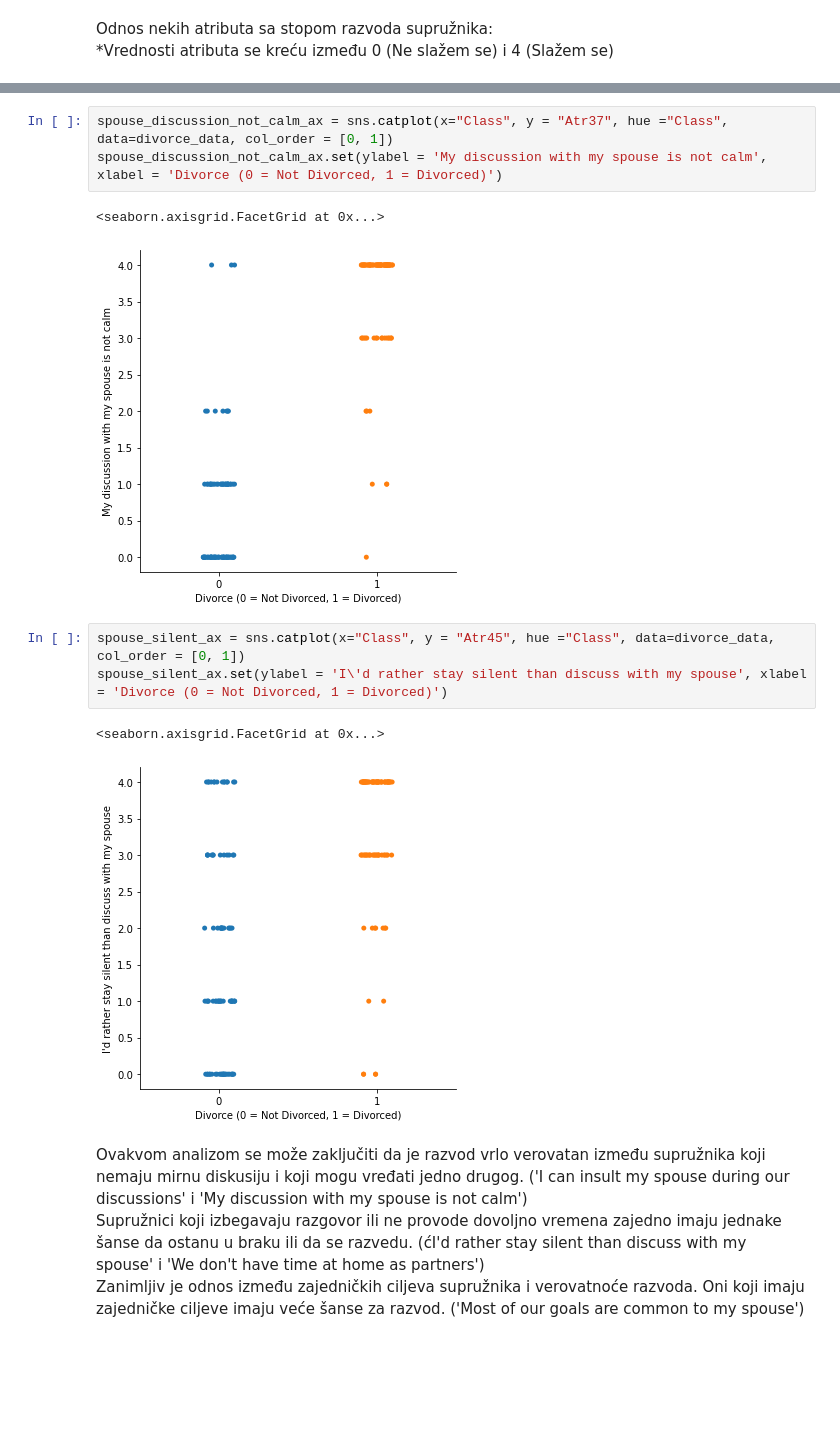
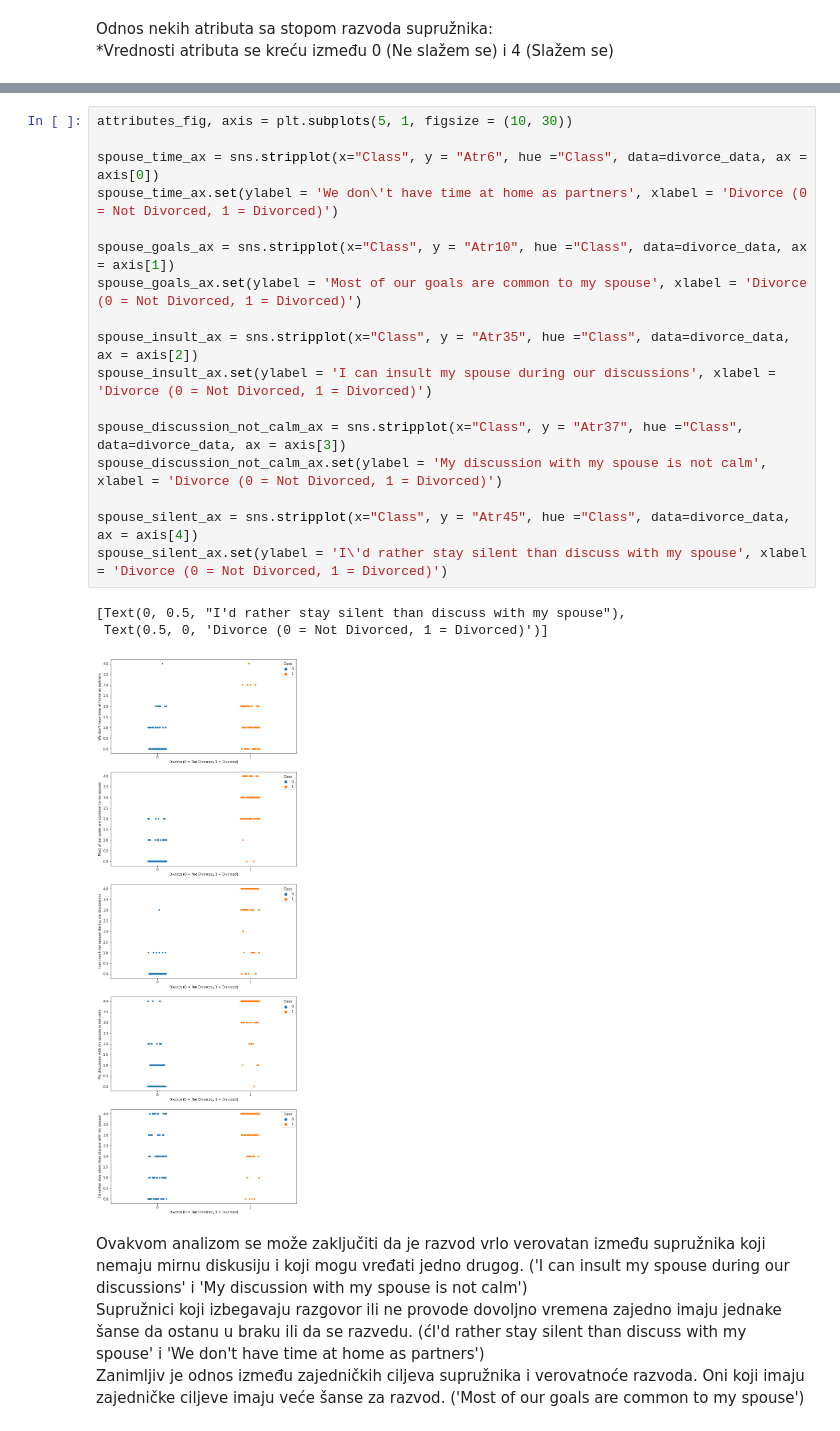
Before and after one commit to NinaLazarevic/DivorcePrediction, a Jupyter notebook: Divorce Prediction.ipynb, the cells around one changed output, grey strips where cells are left out. Cells and saved outputs as stored; diff of their text form; blank space fills up the shorter version.

```diff
--- a/Divorce Prediction.ipynb
+++ b/Divorce Prediction.ipynb
@@ -291,15 +276,24 @@ spouse_insult_ax.set(ylabel = 'I can insult my spouse during our discussions', x
-# %%
-spouse_discussion_not_calm_ax = sns.catplot(x="Class", y = "Atr37", hue ="Class", data=divorce_data, col_order = [0, 1])
-spouse_discussion_not_calm_ax.set(ylabel = 'My discussion with my spouse is not calm', xlabel = 'Divorce (0 = Not Divorced, 1 = Divorced)')
-# %% [output]
-<seaborn.axisgrid.FacetGrid at 0x...>
-[figure, removed]
-# %%
-spouse_silent_ax = sns.catplot(x="Class", y = "Atr45", hue ="Class", data=divorce_data, col_order = [0, 1])
-spouse_silent_ax.set(ylabel = 'I\'d rather stay silent than discuss with my spouse', xlabel = 'Divorce (0 = Not Divorced, 1 = Divorced)')
-# %% [output]
-<seaborn.axisgrid.FacetGrid at 0x...>
-[figure, removed]
+# %%
+attributes_fig, axis = plt.subplots(5, 1, figsize = (10, 30))
+
+spouse_time_ax = sns.stripplot(x="Class", y = "Atr6", hue ="Class", data=divorce_data, ax = axis[0])
+spouse_time_ax.set(ylabel = 'We don\'t have time at home as partners', xlabel = 'Divorce (0 = Not Divorced, 1 = Divorced)')
+
+spouse_goals_ax = sns.stripplot(x="Class", y = "Atr10", hue ="Class", data=divorce_data, ax = axis[1])
+spouse_goals_ax.set(ylabel = 'Most of our goals are common to my spouse', xlabel = 'Divorce (0 = Not Divorced, 1 = Divorced)')
+
+spouse_insult_ax = sns.stripplot(x="Class", y = "Atr35", hue ="Class", data=divorce_data, ax = axis[2])
+spouse_insult_ax.set(ylabel = 'I can insult my spouse during our discussions', xlabel = 'Divorce (0 = Not Divorced, 1 = Divorced)')
+
+spouse_discussion_not_calm_ax = sns.stripplot(x="Class", y = "Atr37", hue ="Class", data=divorce_data, ax = axis[3])
+spouse_discussion_not_calm_ax.set(ylabel = 'My discussion with my spouse is not calm', xlabel = 'Divorce (0 = Not Divorced, 1 = Divorced)')
+
+spouse_silent_ax = sns.stripplot(x="Class", y = "Atr45", hue ="Class", data=divorce_data, ax = axis[4])
+spouse_silent_ax.set(ylabel = 'I\'d rather stay silent than discuss with my spouse', xlabel = 'Divorce (0 = Not Divorced, 1 = Divorced)')
+# %% [output]
+[Text(0, 0.5, "I'd rather stay silent than discuss with my spouse"),
+ Text(0.5, 0, 'Divorce (0 = Not Divorced, 1 = Divorced)')]
+[figure, added]
 # %% [markdown]
 Ovakvom analizom se može zaključiti da je razvod vrlo verovatan između supružnika koji nemaju mirnu diskusiju i koji mogu vređati jedno drugog. ('I can insult my spouse during our discussions' i 'My discussion with my spouse is not calm')
 Supružnici koji izbegavaju razgovor ili ne provode dovoljno vremena zajedno imaju jednake šanse da ostanu u braku ili da se razvedu. (ćI'd rather stay silent than discuss with my spouse' i 'We don't have time at home as partners')
```
Also changed, not shown: parts of 8 cells of this notebook.
